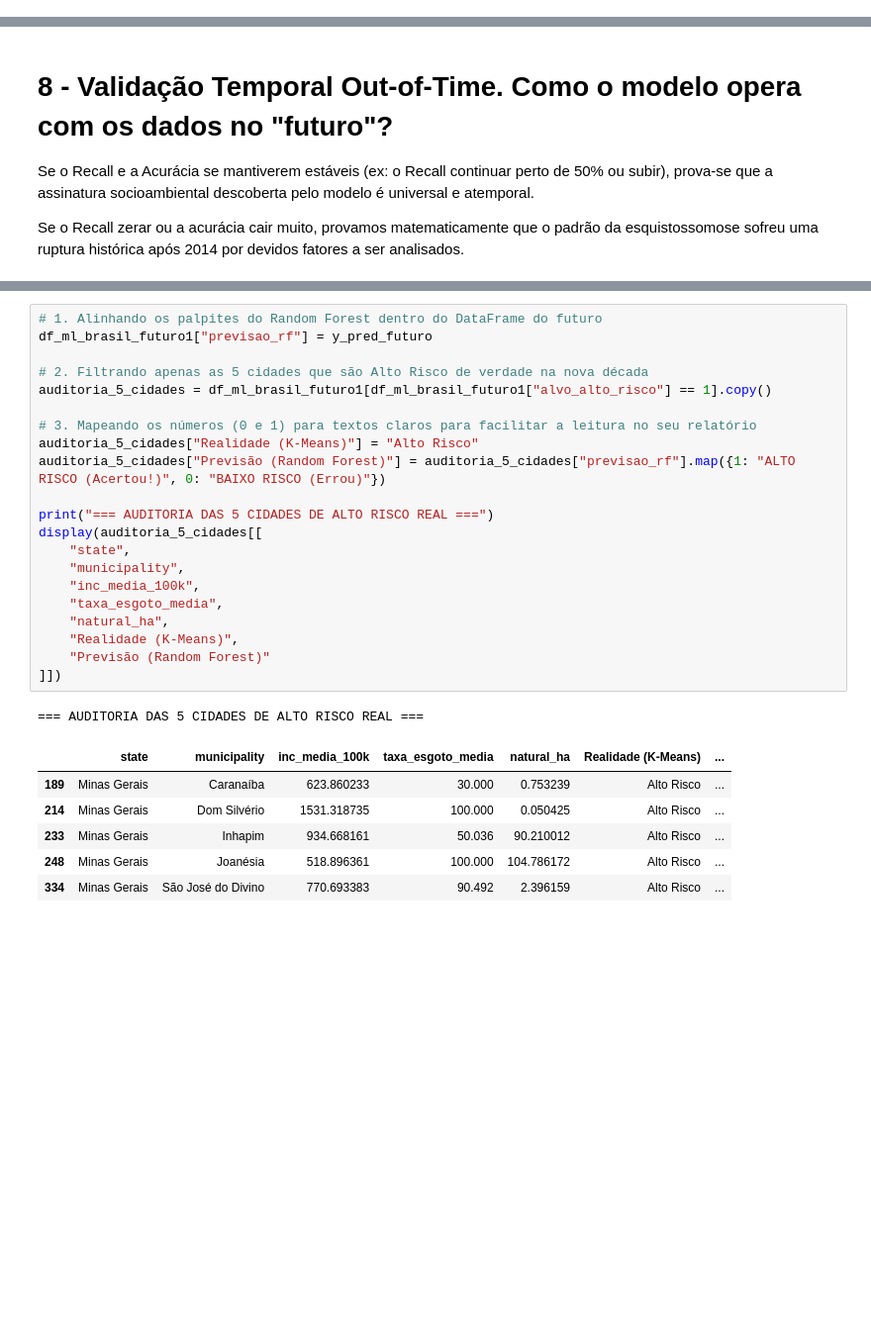
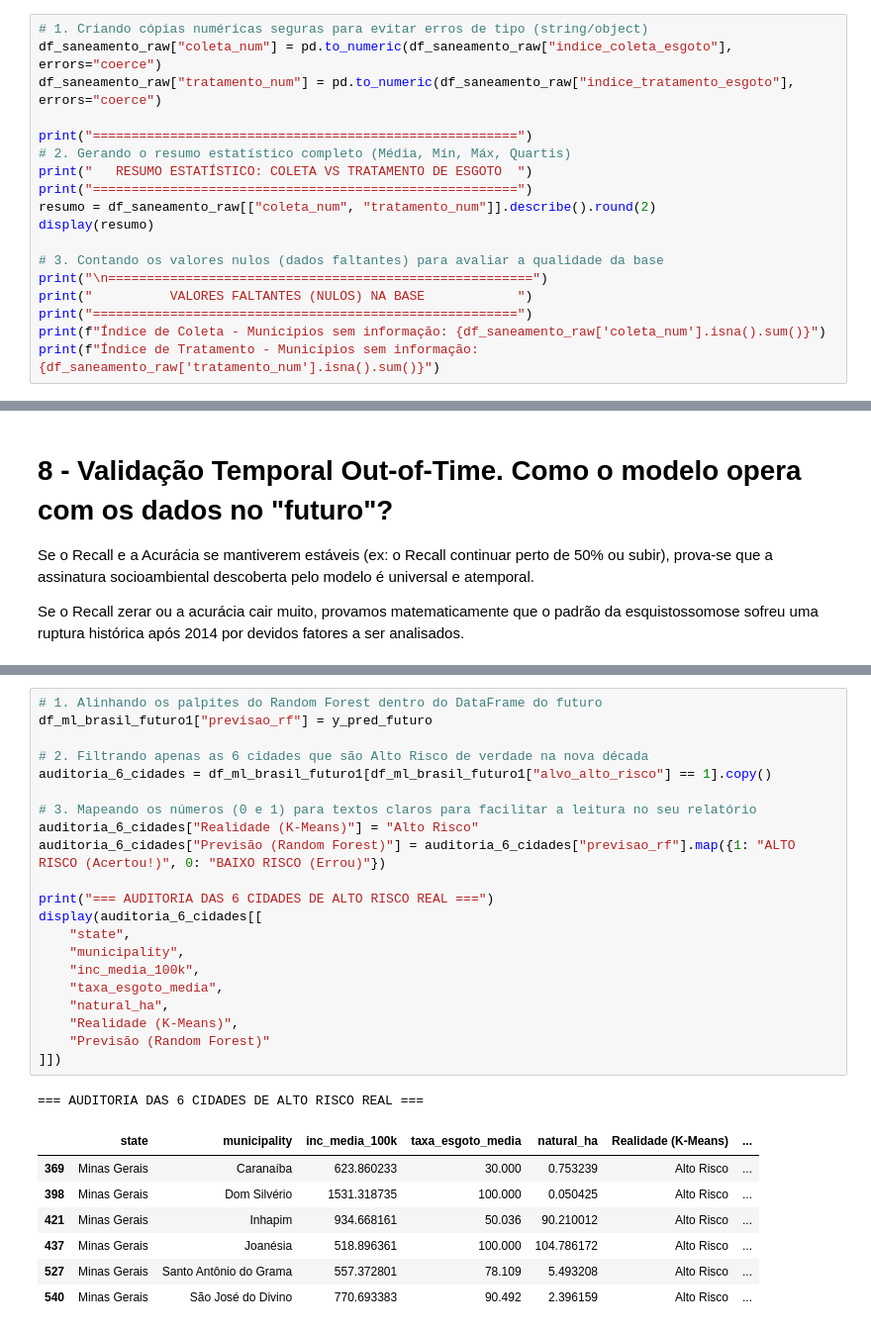
Before and after one commit to LuizCorrei4/Projeto-Caramujo, a Jupyter notebook: notebooks/analise_geoespacial/analise_saneamento_corpos_d'agua.ipynb, the cells around one changed output, grey strips where cells are left out. Shown at 99% size. Cells and saved outputs as stored; diff of their text form; blank space fills up the shorter version.

```diff
--- a/notebooks/analise_geoespacial/analise_saneamento_corpos_d'agua.ipynb
+++ b/notebooks/analise_geoespacial/analise_saneamento_corpos_d'agua.ipynb
@@ -154,0 +194,18 @@ Aviso importante sobre cidades excluídas: Algumas cidades não enviaram seus re
+# %%
+# 1. Criando cópias numéricas seguras para evitar erros de tipo (string/object)
+df_saneamento_raw["coleta_num"] = pd.to_numeric(df_saneamento_raw["indice_coleta_esgoto"], errors="coerce")
+df_saneamento_raw["tratamento_num"] = pd.to_numeric(df_saneamento_raw["indice_tratamento_esgoto"], errors="coerce")
+
+print("=======================================================")
+# 2. Gerando o resumo estatístico completo (Média, Mín, Máx, Quartis)
+print("   RESUMO ESTATÍSTICO: COLETA VS TRATAMENTO DE ESGOTO  ")
+print("=======================================================")
+resumo = df_saneamento_raw[["coleta_num", "tratamento_num"]].describe().round(2)
+display(resumo)
+
+# 3. Contando os valores nulos (dados faltantes) para avaliar a qualidade da base
+print("\n=======================================================")
+print("          VALORES FALTANTES (NULOS) NA BASE            ")
+print("=======================================================")
+print(f"Índice de Coleta - Municípios sem informação: {df_saneamento_raw['coleta_num'].isna().sum()}")
+print(f"Índice de Tratamento - Municípios sem informação: {df_saneamento_raw['tratamento_num'].isna().sum()}")
@@ -702,32 +821,33 @@ O modelo deixou passar 3 cidades críticas. Isso indica que, nessas três exceç
 # %%
 # 1. Alinhando os palpites do Random Forest dentro do DataFrame do futuro
 df_ml_brasil_futuro1["previsao_rf"] = y_pred_futuro
 
-# 2. Filtrando apenas as 5 cidades que são Alto Risco de verdade na nova década
-auditoria_5_cidades = df_ml_brasil_futuro1[df_ml_brasil_futuro1["alvo_alto_risco"] == 1].copy()
+# 2. Filtrando apenas as 6 cidades que são Alto Risco de verdade na nova década
+auditoria_6_cidades = df_ml_brasil_futuro1[df_ml_brasil_futuro1["alvo_alto_risco"] == 1].copy()
 
 # 3. Mapeando os números (0 e 1) para textos claros para facilitar a leitura no seu relatório
-auditoria_5_cidades["Realidade (K-Means)"] = "Alto Risco"
-auditoria_5_cidades["Previsão (Random Forest)"] = auditoria_5_cidades["previsao_rf"].map({1: "ALTO RISCO (Acertou!)", 0: "BAIXO RISCO (Errou)"})
+auditoria_6_cidades["Realidade (K-Means)"] = "Alto Risco"
+auditoria_6_cidades["Previsão (Random Forest)"] = auditoria_6_cidades["previsao_rf"].map({1: "ALTO RISCO (Acertou!)", 0: "BAIXO RISCO (Errou)"})
 
-print("=== AUDITORIA DAS 5 CIDADES DE ALTO RISCO REAL ===")
-display(auditoria_5_cidades[[
+print("=== AUDITORIA DAS 6 CIDADES DE ALTO RISCO REAL ===")
+display(auditoria_6_cidades[[
     "state",
     "municipality",
     "inc_media_100k",
     "taxa_esgoto_media",
     "natural_ha",
     "Realidade (K-Means)",
     "Previsão (Random Forest)"
 ]])
 # %% [output]
-=== AUDITORIA DAS 5 CIDADES DE ALTO RISCO REAL ===
+=== AUDITORIA DAS 6 CIDADES DE ALTO RISCO REAL ===
 |  | state | municipality | inc_media_100k | taxa_esgoto_media | natural_ha | Realidade (K-Means) | ... |
-| 189 | Minas Gerais | Caranaíba | 623.860233 | 30.000 | 0.753239 | Alto Risco | ... |
-| 214 | Minas Gerais | Dom Silvério | 1531.318735 | 100.000 | 0.050425 | Alto Risco | ... |
-| 233 | Minas Gerais | Inhapim | 934.668161 | 50.036 | 90.210012 | Alto Risco | ... |
-| 248 | Minas Gerais | Joanésia | 518.896361 | 100.000 | 104.786172 | Alto Risco | ... |
-| 334 | Minas Gerais | São José do Divino | 770.693383 | 90.492 | 2.396159 | Alto Risco | ... |
+| 369 | Minas Gerais | Caranaíba | 623.860233 | 30.000 | 0.753239 | Alto Risco | ... |
+| 398 | Minas Gerais | Dom Silvério | 1531.318735 | 100.000 | 0.050425 | Alto Risco | ... |
+| 421 | Minas Gerais | Inhapim | 934.668161 | 50.036 | 90.210012 | Alto Risco | ... |
+| 437 | Minas Gerais | Joanésia | 518.896361 | 100.000 | 104.786172 | Alto Risco | ... |
+| 527 | Minas Gerais | Santo Antônio do Grama | 557.372801 | 78.109 | 5.493208 | Alto Risco | ... |
+| 540 | Minas Gerais | São José do Divino | 770.693383 | 90.492 | 2.396159 | Alto Risco | ... |
 # %%
 # 1. Carrega os dados que foram tratados no outro notebook
 df_ml_brasil_futuro2 = pd.read_csv("dados_tratados_2020_2025.csv")
```
Also changed, not shown: parts of 24 cells of this notebook, 4 other files.
